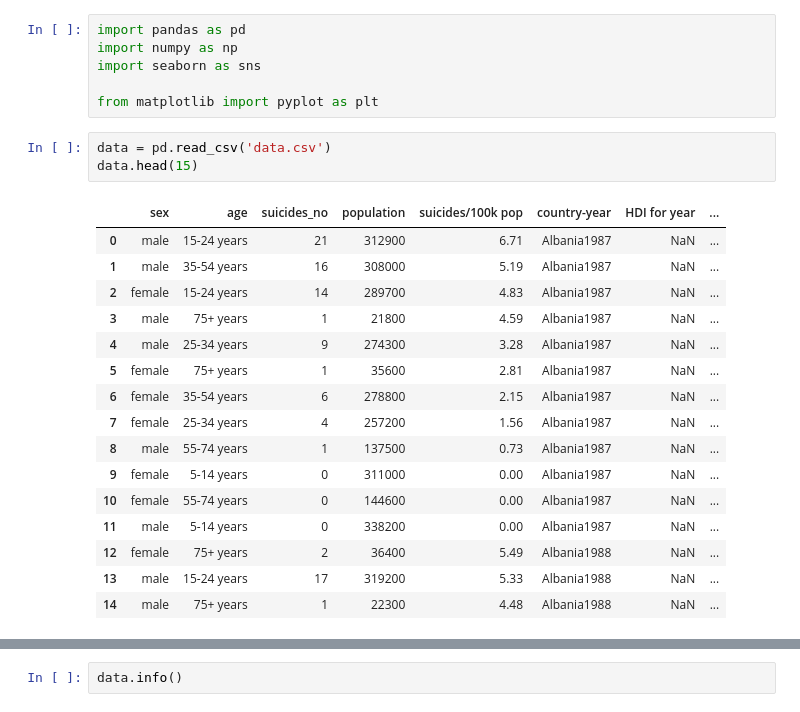
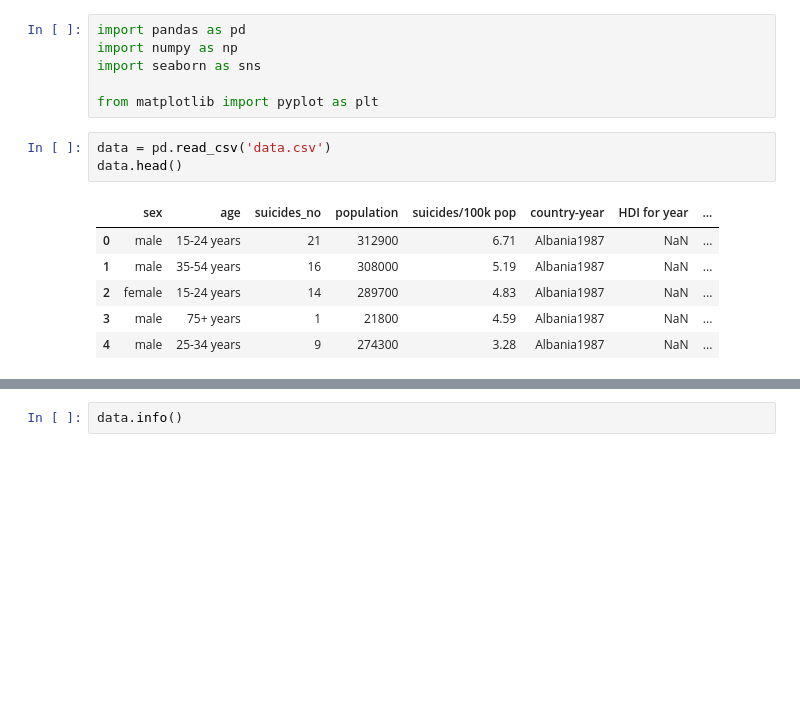
Before and after one commit to ashchepkova/lab_FE, a Jupyter notebook: lab_FE.ipynb, the cells around one changed output, grey strips where cells are left out. Drawn from its saved outputs; the diff is of its cells as text; blank space fills up the shorter version.

```diff
--- a/lab_FE.ipynb
+++ b/lab_FE.ipynb
@@ -6,24 +6,14 @@ import seaborn as sns
 from matplotlib import pyplot as plt
 # %%
 data = pd.read_csv('data.csv')
-data.head(15)
+data.head()
 # %% [output]
 |  | sex | age | suicides_no | population | suicides/100k pop | country-year | HDI for year | ... |
 | 0 | male | 15-24 years | 21 | 312900 | 6.71 | Albania1987 | NaN | ... |
 | 1 | male | 35-54 years | 16 | 308000 | 5.19 | Albania1987 | NaN | ... |
 | 2 | female | 15-24 years | 14 | 289700 | 4.83 | Albania1987 | NaN | ... |
 | 3 | male | 75+ years | 1 | 21800 | 4.59 | Albania1987 | NaN | ... |
 | 4 | male | 25-34 years | 9 | 274300 | 3.28 | Albania1987 | NaN | ... |
-| 5 | female | 75+ years | 1 | 35600 | 2.81 | Albania1987 | NaN | ... |
-| 6 | female | 35-54 years | 6 | 278800 | 2.15 | Albania1987 | NaN | ... |
-| 7 | female | 25-34 years | 4 | 257200 | 1.56 | Albania1987 | NaN | ... |
-| 8 | male | 55-74 years | 1 | 137500 | 0.73 | Albania1987 | NaN | ... |
-| 9 | female | 5-14 years | 0 | 311000 | 0.00 | Albania1987 | NaN | ... |
-| 10 | female | 55-74 years | 0 | 144600 | 0.00 | Albania1987 | NaN | ... |
-| 11 | male | 5-14 years | 0 | 338200 | 0.00 | Albania1987 | NaN | ... |
-| 12 | female | 75+ years | 2 | 36400 | 5.49 | Albania1988 | NaN | ... |
-| 13 | male | 15-24 years | 17 | 319200 | 5.33 | Albania1988 | NaN | ... |
-| 14 | male | 75+ years | 1 | 22300 | 4.48 | Albania1988 | NaN | ... |
 # %%
 data.describe(include='all')
 # %% [output]
```
Also changed, not shown: parts of 59 cells of this notebook.
